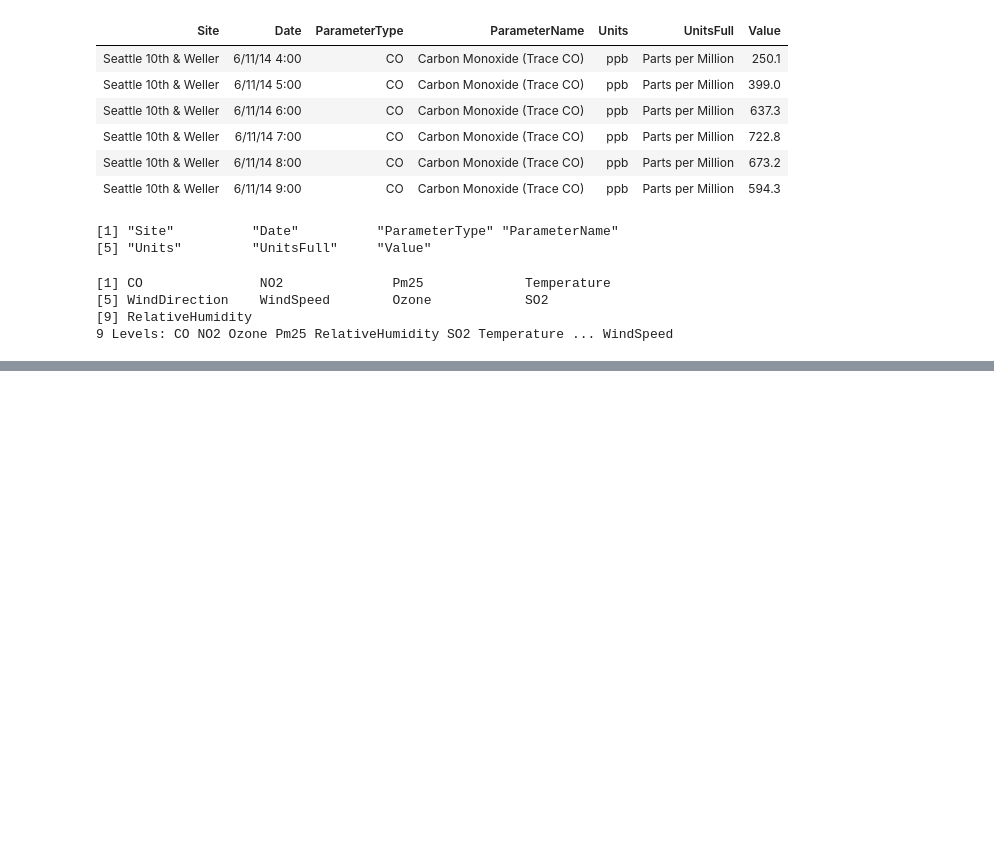
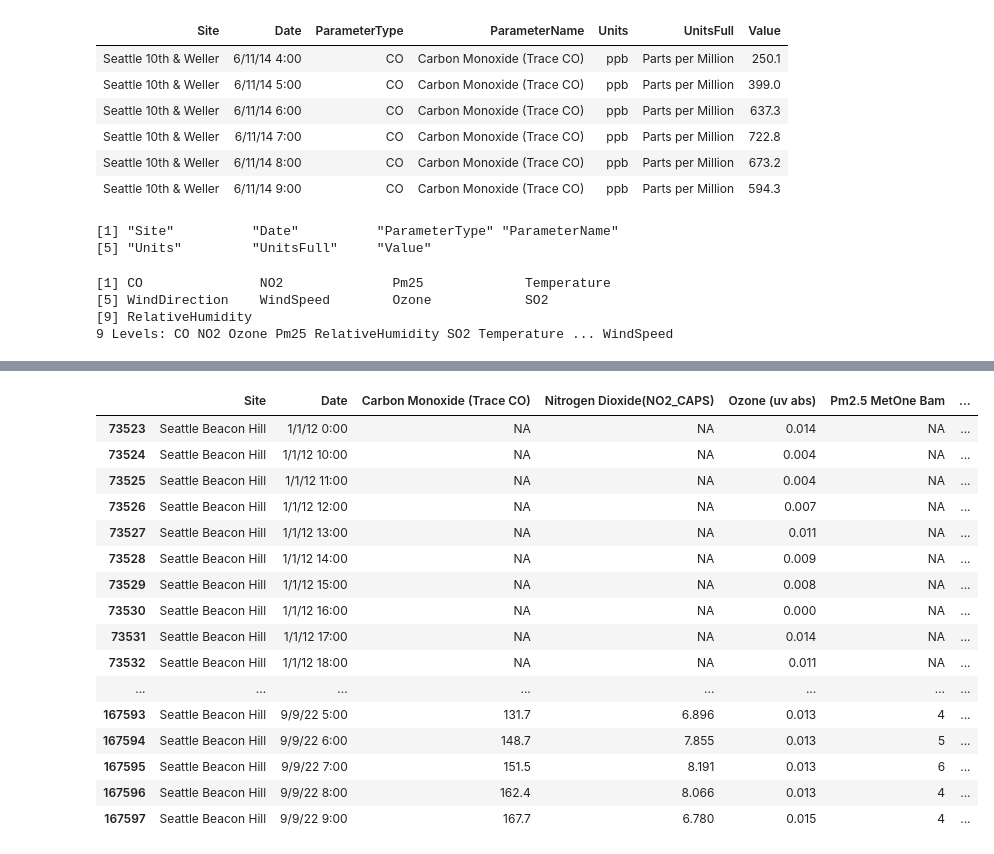
Before and after one commit to aworthyperson/Bike_Counters_Air_Quality, a Jupyter notebook: R_Notebook_bikes_AW.ipynb, the cells around one changed output, grey strips where cells are left out. Cells and saved outputs as stored; diff of their text form; code cells hidden in the pictures; blank space fills up the shorter version.

Commit message:
weather data in wide

```diff
--- a/R_Notebook_bikes_AW.ipynb
+++ b/R_Notebook_bikes_AW.ipynb
@@ -79,0 +89,3 @@ ERROR: Error in library(reshape): there is no package called ‘reshape’
+# %%
+df2= df %>% select(Site, Date, ParameterName, Value)
+head(df2)
@@ -79,0 +100,4 @@ ERROR: Error in library(reshape): there is no package called ‘reshape’
+# %%
+wide = df2 %>%
+    spread(ParameterName, Value)
+tail(wide)
@@ -79,0 +134,22 @@ ERROR: Error in library(reshape): there is no package called ‘reshape’
+# %%
+beacon <-subset(wide, Site == 'Seattle Beacon Hill')
+beacon= beacon %>% select_if(~ !all(is.na(.)))
+beacon
+# %% [output]
+|  | Site | Date | Carbon Monoxide (Trace CO) | Nitrogen Dioxide(NO2_CAPS) | Ozone (uv abs) | Pm2.5 MetOne Bam | ... |
+| 73523 | Seattle Beacon Hill | 1/1/12 0:00 | NA | NA | 0.014 | NA | ... |
+| 73524 | Seattle Beacon Hill | 1/1/12 10:00 | NA | NA | 0.004 | NA | ... |
+| 73525 | Seattle Beacon Hill | 1/1/12 11:00 | NA | NA | 0.004 | NA | ... |
+| 73526 | Seattle Beacon Hill | 1/1/12 12:00 | NA | NA | 0.007 | NA | ... |
+| 73527 | Seattle Beacon Hill | 1/1/12 13:00 | NA | NA | 0.011 | NA | ... |
+| 73528 | Seattle Beacon Hill | 1/1/12 14:00 | NA | NA | 0.009 | NA | ... |
+| 73529 | Seattle Beacon Hill | 1/1/12 15:00 | NA | NA | 0.008 | NA | ... |
+| 73530 | Seattle Beacon Hill | 1/1/12 16:00 | NA | NA | 0.000 | NA | ... |
+| 73531 | Seattle Beacon Hill | 1/1/12 17:00 | NA | NA | 0.014 | NA | ... |
+| 73532 | Seattle Beacon Hill | 1/1/12 18:00 | NA | NA | 0.011 | NA | ... |
+| ... | ... | ... | ... | ... | ... | ... | ... |
+| 167593 | Seattle Beacon Hill | 9/9/22 5:00 | 131.7 | 6.896 | 0.013 | 4 | ... |
+| 167594 | Seattle Beacon Hill | 9/9/22 6:00 | 148.7 | 7.855 | 0.013 | 5 | ... |
+| 167595 | Seattle Beacon Hill | 9/9/22 7:00 | 151.5 | 8.191 | 0.013 | 6 | ... |
+| 167596 | Seattle Beacon Hill | 9/9/22 8:00 | 162.4 | 8.066 | 0.013 | 4 | ... |
+| 167597 | Seattle Beacon Hill | 9/9/22 9:00 | 167.7 | 6.780 | 0.015 | 4 | ... |
```
Also changed, not shown: parts of 6 cells of this notebook.
